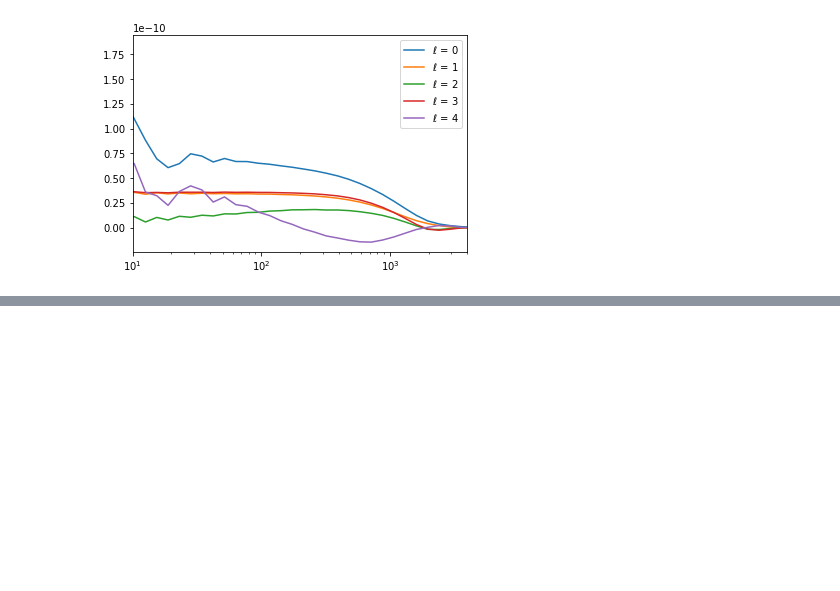
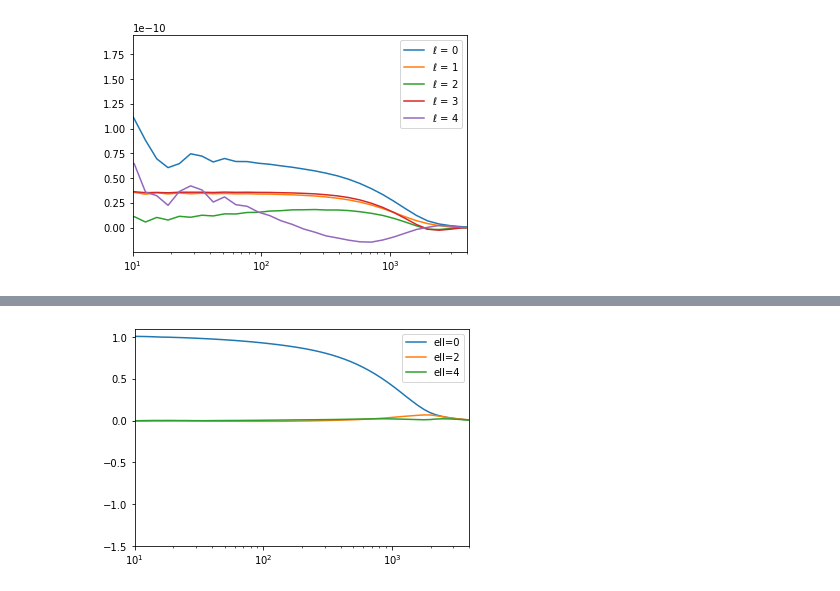
Before and after one commit to mehdirezaie/eboss, a Jupyter notebook: window.ipynb, the cells around one changed output, grey strips where cells are left out. Drawn from its saved outputs; the diff is of its cells as text; code cells hidden in the pictures; blank space fills up the shorter version.

```diff
--- a/window.ipynb
+++ b/window.ipynb
@@ -240,0 +227,30 @@ class P2xi(mcfit.mcfit.mcfit)
+# %%
+from scipy.special import legendre
+
+def RR_to_ell(RR, mu_bins, ell):
+    mu_mid       = 0.5*(mu_bins[:-1]+mu_bins[1:])
+    legendre_pol = (2*ell+1.)*legendre(ell)(mu_mid)
+    mu_diff      = np.diff(mu_bins)
+    RR_ell       = np.sum(RR * legendre_pol * mu_diff, axis=1) / np.sum(mu_bins)
+    return RR_ell
+
+def plot_RRellr(RR):
+    for ell in [0, 2, 4]:
+        x   = RR.pairs.edges['r']
+        y   = RR_to_ell(RR.pairs['wnpairs'], RR.pairs.edges['mu'], ell)
+        dx  = np.diff(x)
+        xc  = 0.5*(x[1:]+x[:-1])
+        vol = 4*np.pi*xc**2*dx
+        y  /= vol
+        #print(y[0])
+        y /= y[3]
+        plt.plot(xc, y, label='ell=%d'%ell)
+    plt.legend()
+    plt.xscale('log')
+    plt.xlim(10, 4e3)
+    plt.ylim(-1.5, 1.1)
+    # plt.xlim(xmin=1)
+# %%
+plot_RRellr(RR)
+# %% [output]
+[figure, added]
```
Also changed, not shown: parts of 20 cells of this notebook.
